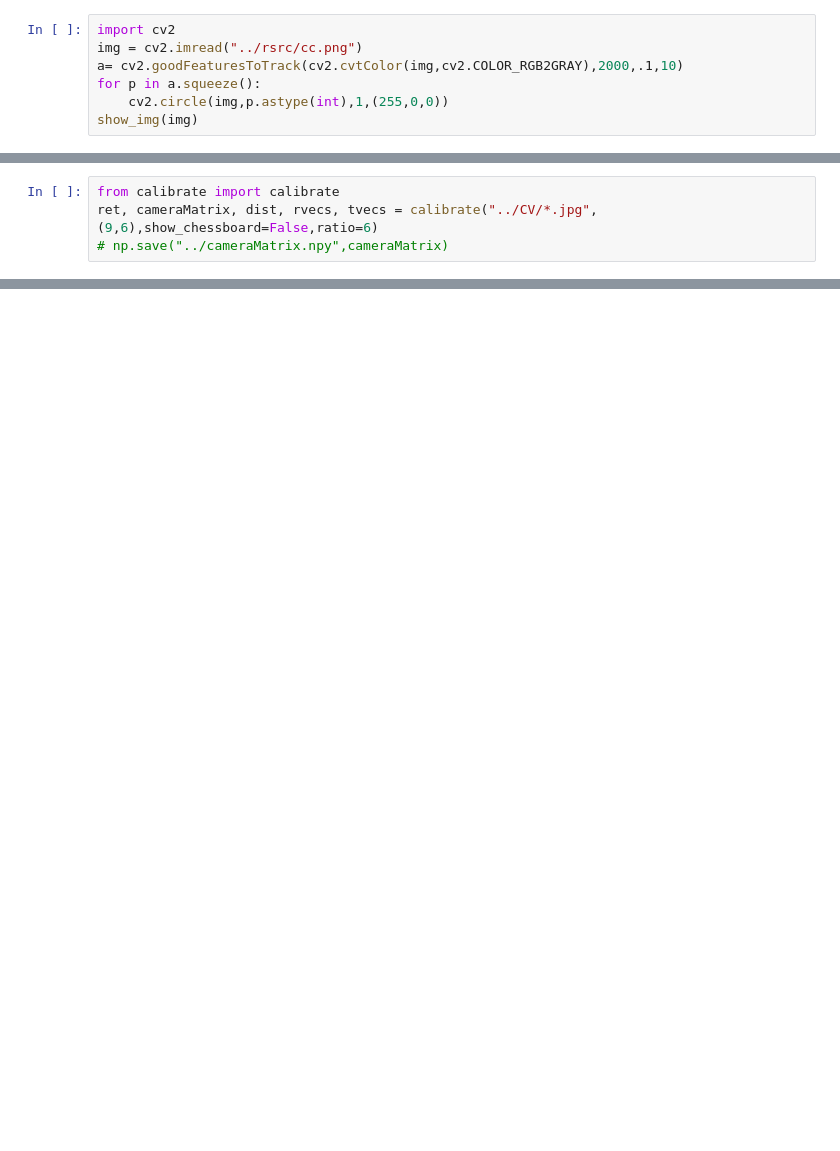
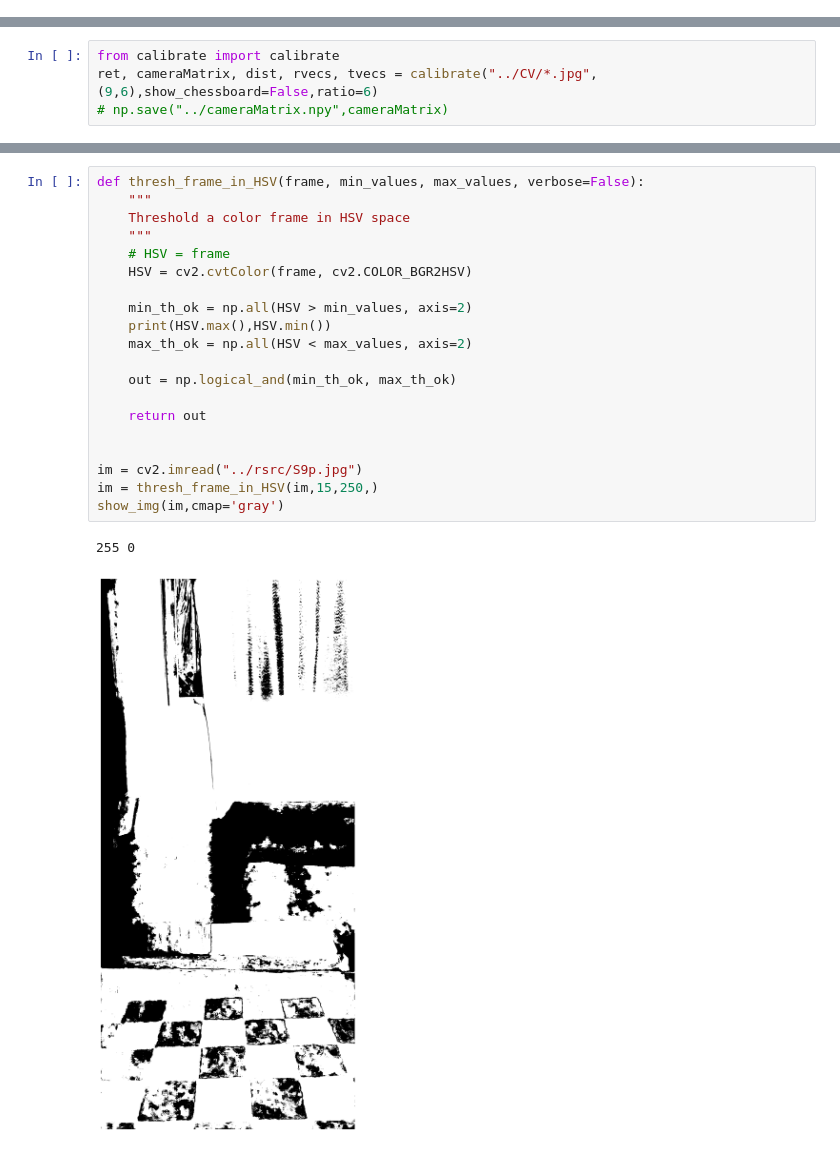
Before and after one commit to n2ak/pfe, a Jupyter notebook: src/edge_detection.ipynb, the cells around one changed output, grey strips where cells are left out. Cells and saved outputs as stored; diff of their text form; blank space fills up the shorter version.

```diff
--- a/src/edge_detection.ipynb
+++ b/src/edge_detection.ipynb
@@ -40,12 +35,5 @@ def get_object_distance2(f,d,D):
 focal  = 4.74
 str(get_object_distance(2800,focal,1240-400,8 *10,1)/10) + " cm",get_object_distance2(focal,1240-400,10)
 """
-# %%
-import cv2
-img = cv2.imread("../rsrc/cc.png")
-a= cv2.goodFeaturesToTrack(cv2.cvtColor(img,cv2.COLOR_RGB2GRAY),2000,.1,10)
-for p in a.squeeze():
-    cv2.circle(img,p.astype(int),1,(255,0,0))
-show_img(img)
 # %%
 callable(cv2.warpPerspective)
@@ -83,0 +106,23 @@ found matrix:
+# %%
+def thresh_frame_in_HSV(frame, min_values, max_values, verbose=False):
+    """
+    Threshold a color frame in HSV space
+    """
+    # HSV = frame
+    HSV = cv2.cvtColor(frame, cv2.COLOR_BGR2HSV)
+
+    min_th_ok = np.all(HSV > min_values, axis=2)
+    print(HSV.max(),HSV.min())
+    max_th_ok = np.all(HSV < max_values, axis=2)
+
+    out = np.logical_and(min_th_ok, max_th_ok)
+
+    return out
+
+
+im = cv2.imread("../rsrc/S9p.jpg")
+im = thresh_frame_in_HSV(im,15,250,)
+show_img(im,cmap='gray')
+# %% [output]
+255 0
+[figure, added]
```
Also changed, not shown: parts of 27 cells of this notebook, 20 other files.
